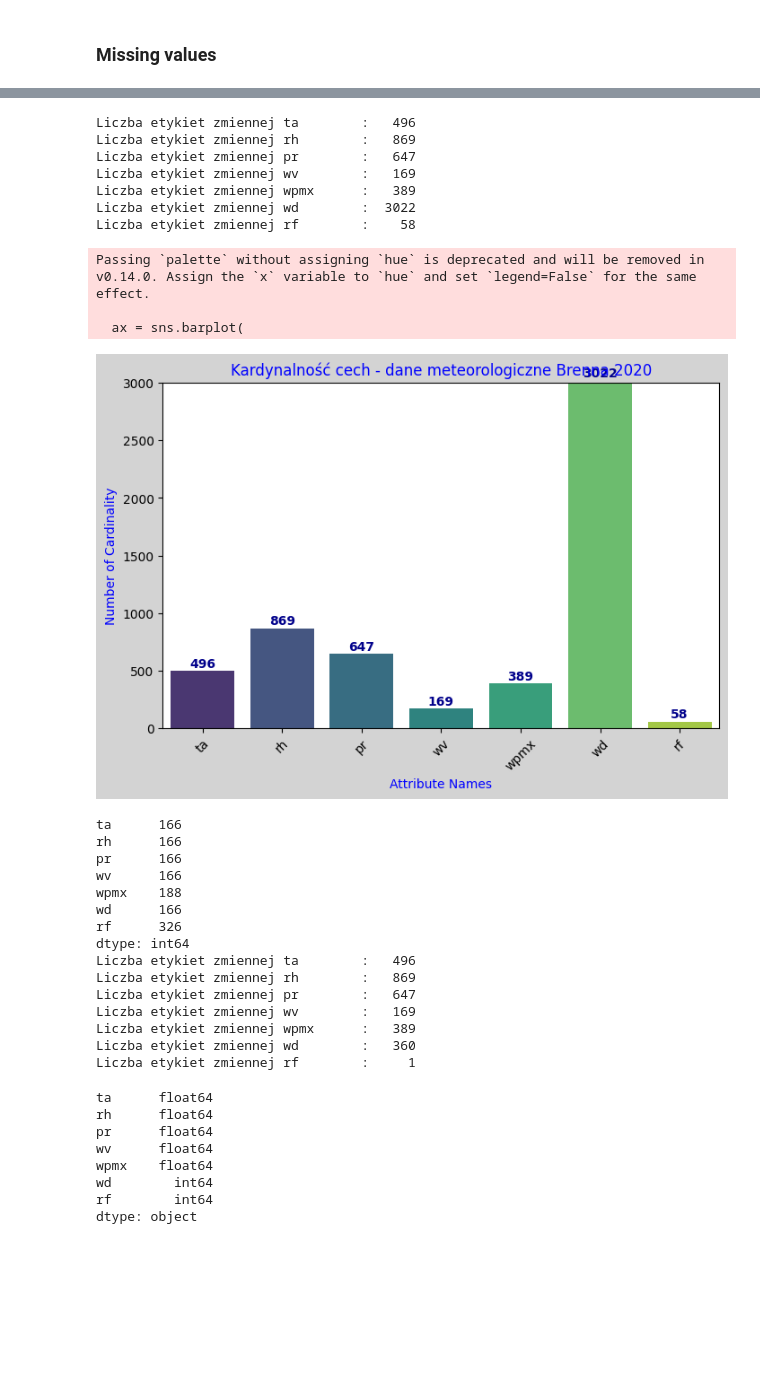
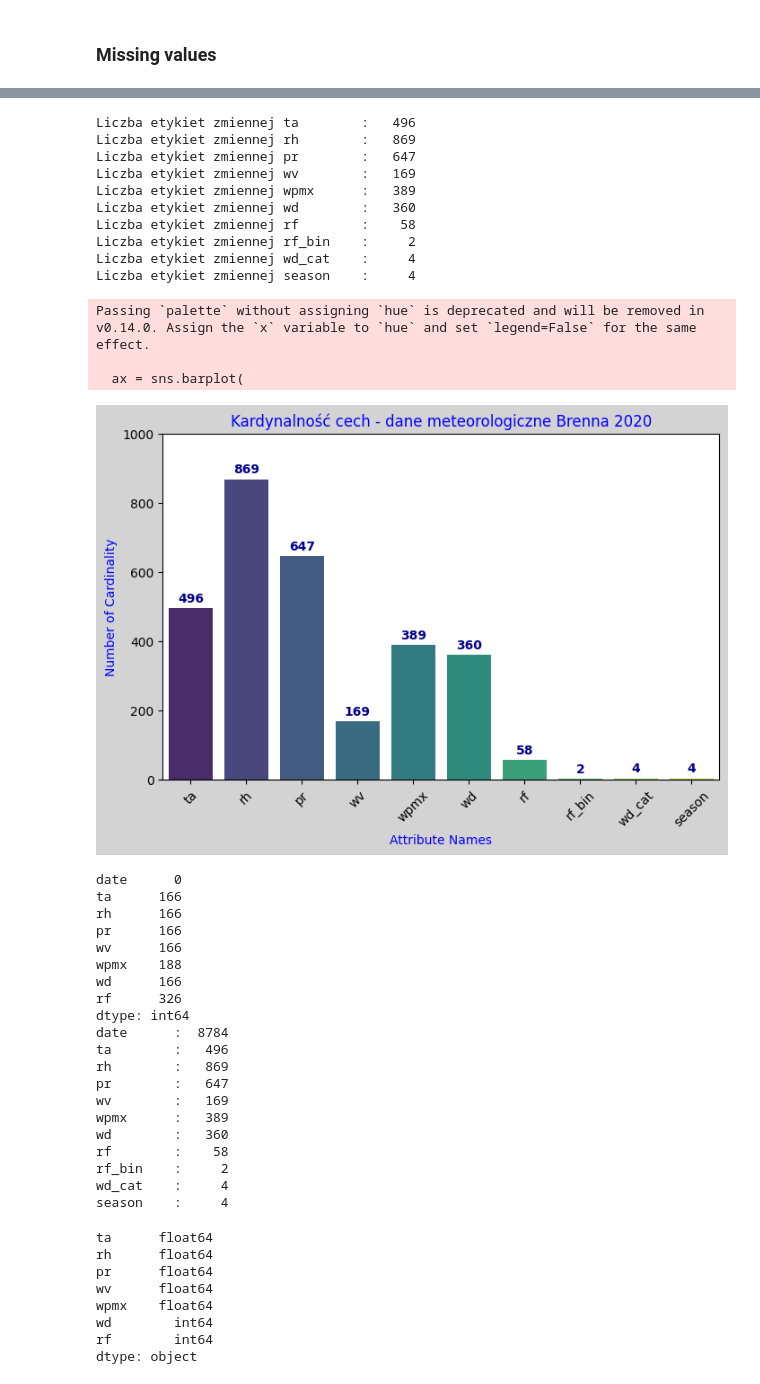
Before and after one commit to bartlomiejkozka/ML, a Jupyter notebook: cw6/brenna_meteo_2020_EDA.ipynb, the cells around one changed output, grey strips where cells are left out. Saved outputs shown, nothing was run; the diff lists cells and outputs as text; code cells hidden in the pictures; blank space fills up the shorter version.

```diff
--- a/cw6/brenna_meteo_2020_EDA.ipynb
+++ b/cw6/brenna_meteo_2020_EDA.ipynb
@@ -9,7 +54,4 @@ import sklearn as sk
 # %%
-brenna_meteo = pd.read_csv('brenna_meteo_2020.csv', sep=';')
-brenna_meteo['date'] = pd.to_datetime(brenna_meteo['date'], format='%Y-%m-%d %H:%M')
-brenna_meteo.set_index('date', inplace=True)
 null_counts = brenna_meteo.isnull().sum()
 nullValues_percent = brenna_meteo.isnull().mean() * 100
 
@@ -59,3 +102,8 @@ wpmx    188
 wd      166
 rf      326
 dtype: int64
+# %%
+print(len(brenna_meteo))
+print(len(brenna_meteo.columns))
+brenna_meteo.head()
+brenna_meteo.index = pd.to_datetime(brenna_meteo['date'], format='%Y-%m-%d %H:%M')
@@ -62,11 +136,11 @@ dtype: int64
 # %%
 # interpolacja liniowa brakujacych danych w przypadku tmp - wd a rf
 # Interpolacja dla zmiennych numerycznych
+brenna_meteo.index = pd.to_datetime(brenna_meteo.index)
 for col in brenna_meteo.columns:
     brenna_meteo[col] = brenna_meteo[col].astype(str)
     brenna_meteo[col] = brenna_meteo[col].str.replace(',', '.')
     brenna_meteo[col] = pd.to_numeric(brenna_meteo[col], errors='coerce')
-
 print(brenna_meteo.dtypes)
 brenna_meteo[['ta', 'rh', 'pr', 'wv', 'wpmx', 'wd']] = brenna_meteo[['ta', 'rh', 'pr', 'wv', 'wpmx', 'wd']].interpolate(method='time')
 brenna_meteo['rf'] = brenna_meteo['rf'].fillna(0)
@@ -83,13 +158,18 @@ dtype: object
 headers = brenna_meteo.columns.tolist()
 cardinality = {}
 for habit in headers:
+    if habit == 'date':
+        continue
     tmp = len(brenna_meteo[habit].unique())
     cardinality[habit] = tmp
     print(f'Liczba etykiet zmiennej {habit:<10}: {tmp:>5}')
 
+
+headers_without_date = headers.copy()
+headers_without_date.remove('date')
 plt.figure(figsize=(8, 5), facecolor='lightgrey')
 ax = sns.barplot(
-    x=headers,
+    x=headers_without_date,
     y=list(cardinality.values()),
     palette="viridis"
 )
@@ -98,39 +178,41 @@ for i, v in enumerate(cardinality.values()):
     ax.text(
         i,
         v + 10,
         str(v),
         ha='center',
         va='bottom',
         fontweight='bold',
         color='darkblue')
 
-plt.ylim(0, 3000)
+plt.ylim(0, 1000)
 plt.title("Kardynalność cech - dane meteorologiczne Brenna 2020", color='blue')
 plt.xlabel("Attribute Names", color='blue')
 plt.ylabel("Number of Cardinality", color='blue')
 plt.xticks(rotation=45)
 plt.show()
 print(null_counts)
 
-brenna_meteo['rf'] = brenna_meteo['rf'].apply(lambda x: 0 if x == '0' or pd.isna(x) else 1)
-brenna_meteo['wd'] = brenna_meteo['wd'].astype(int)
 cardinality = {}
 for habit in headers:
     tmp = len(brenna_meteo[habit].unique())
     cardinality[habit] = tmp
-    print(f'Liczba etykiet zmiennej {habit:<10}: {tmp:>5}')
+    print(f'{habit:<10}: {tmp:>5}')
 # %% [output]
 Liczba etykiet zmiennej ta        :   496
 Liczba etykiet zmiennej rh        :   869
 Liczba etykiet zmiennej pr        :   647
 Liczba etykiet zmiennej wv        :   169
 Liczba etykiet zmiennej wpmx      :   389
-Liczba etykiet zmiennej wd        :  3022
+Liczba etykiet zmiennej wd        :   360
 Liczba etykiet zmiennej rf        :    58
+Liczba etykiet zmiennej rf_bin    :     2
+Liczba etykiet zmiennej wd_cat    :     4
+Liczba etykiet zmiennej season    :     4
 Passing `palette` without assigning `hue` is deprecated and will be removed in v0.14.0. Assign the `x` variable to `hue` and set `legend=False` for the same effect.
 
   ax = sns.barplot(
-[figure, old version]
+[figure, new version]
+date      0
 ta      166
 rh      166
 pr      166
@@ -139,10 +221,14 @@ wpmx    188
 wd      166
 rf      326
 dtype: int64
-Liczba etykiet zmiennej ta        :   496
-Liczba etykiet zmiennej rh        :   869
-Liczba etykiet zmiennej pr        :   647
-Liczba etykiet zmiennej wv        :   169
-Liczba etykiet zmiennej wpmx      :   389
-Liczba etykiet zmiennej wd        :   360
-Liczba etykiet zmiennej rf        :     1
+date      :  8784
+ta        :   496
+rh        :   869
+pr        :   647
+wv        :   169
+wpmx      :   389
+wd        :   360
+rf        :    58
+rf_bin    :     2
+wd_cat    :     4
+season    :     4
```
Also changed, not shown: parts of 11 cells of this notebook, 2 other files.
